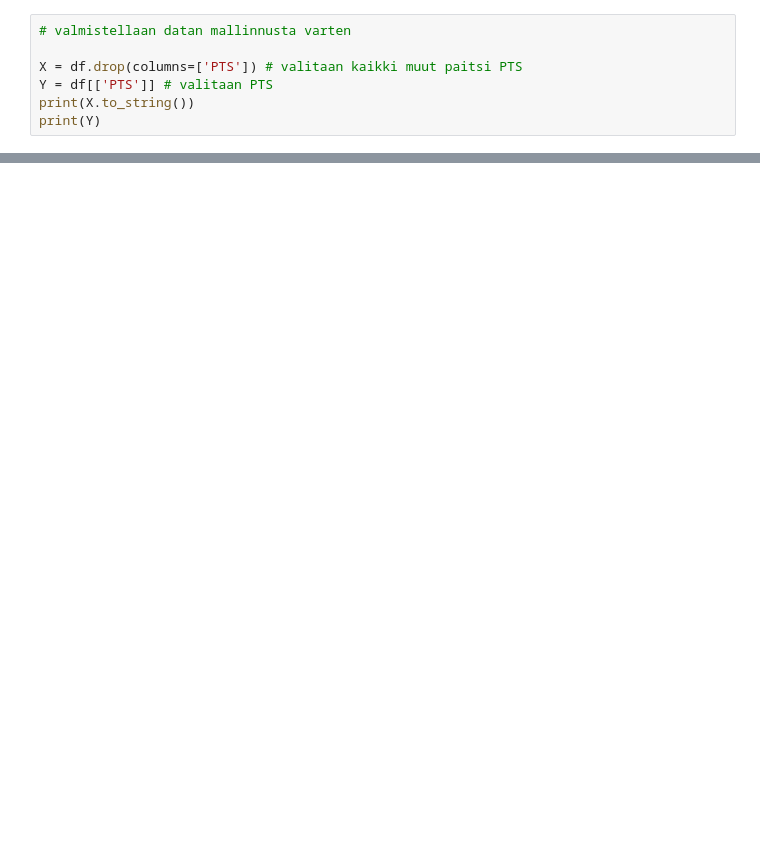
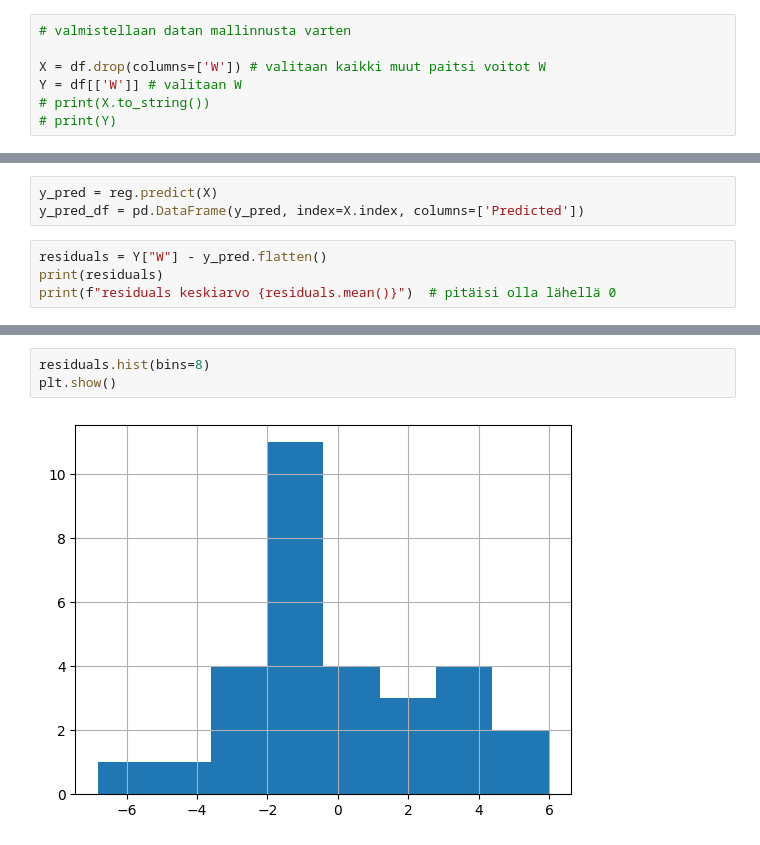
Before and after one commit to juskui/linereg, a Jupyter notebook: nba.ipynb, the cells around one changed output, grey strips where cells are left out. Cells and saved outputs as stored; diff of their text form; blank space fills up the shorter version.

```diff
--- a/nba.ipynb
+++ b/nba.ipynb
@@ -110,7 +137,7 @@ memory usage: 4.1 KB
 # %%
 # valmistellaan datan mallinnusta varten
 
-X = df.drop(columns=['PTS']) # valitaan kaikki muut paitsi PTS
-Y = df[['PTS']] # valitaan PTS
-print(X.to_string())
-print(Y)
+X = df.drop(columns=['W']) # valitaan kaikki muut paitsi voitot W
+Y = df[['W']] # valitaan W
+# print(X.to_string())
+# print(Y)
@@ -150,0 +183,7 @@ intercepts / vakiotermi [-1.24667288]
+# %%
+y_pred = reg.predict(X)
+y_pred_df = pd.DataFrame(y_pred, index=X.index, columns=['Predicted'])
+# %%
+residuals = Y["W"] - y_pred.flatten()
+print(residuals)
+print(f"residuals keskiarvo {residuals.mean()}")  # pitäisi olla lähellä 0
@@ -150,0 +208,5 @@ intercepts / vakiotermi [-1.24667288]
+# %%
+residuals.hist(bins=8)
+plt.show()
+# %% [output]
+[figure, added]
```
Also changed, not shown: parts of 16 cells of this notebook.
